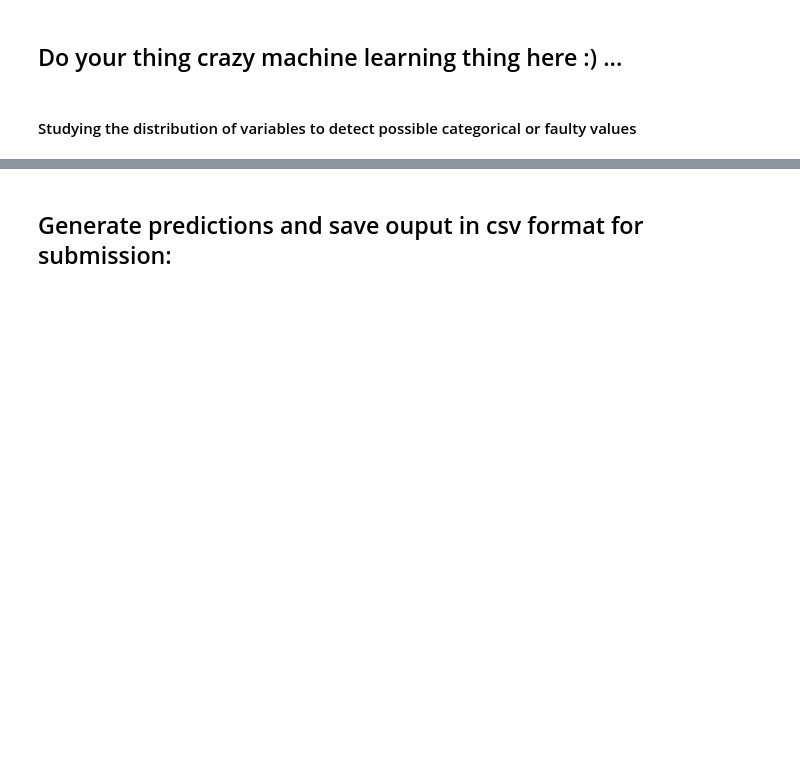
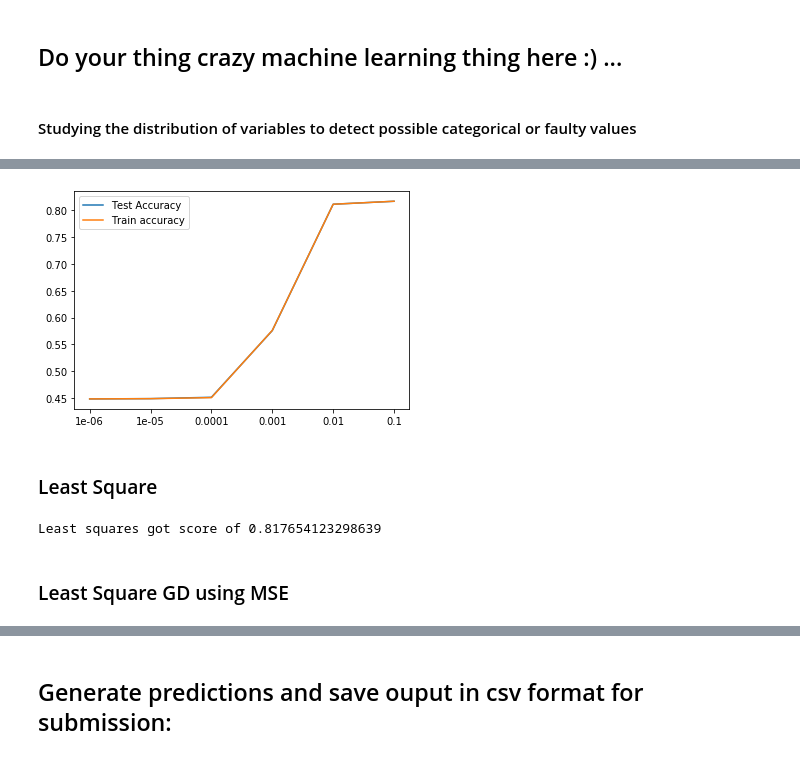
Before and after one commit to ehoelzl/ML_course, a Jupyter notebook: projects/project1/scripts/project1.ipynb, the cells around one changed output, grey strips where cells are left out. Saved outputs shown, nothing was run; the diff lists cells and outputs as text; code cells hidden in the pictures; blank space fills up the shorter version.

```diff
--- a/projects/project1/scripts/project1.ipynb
+++ b/projects/project1/scripts/project1.ipynb
@@ -100,0 +82,7 @@ np.sum(y_pred == y_test) / len(y_pred)
+# %%
+tX_0 = standardize_matrix_columns(tX_0)
+tX_0 = np.c_[np.ones((y_0.shape[0], 1)), tX_0]
+y_0 = np.vstack(y_0)
+# %%
+train_ratio = 0.75
+x_train, y_train, x_test, y_test = split_data(tX_0, y_0, train_ratio)
@@ -100,0 +91,3 @@ np.sum(y_pred == y_test) / len(y_pred)
+# %%
+gammas = [1e-6, 1e-5, 1e-4, 1e-3, 1e-2, 1e-1]
+best_weights, losses_te, acc_te, losses_tr, acc_tr = cross_validation_ls_gd(y_train, test, 4, gammas, 1000)
@@ -100,0 +112,18 @@ np.sum(y_pred == y_test) / len(y_pred)
+# %%
+fig, ax = plt.subplots()
+ax.plot(np.mean(acc_te, axis=1))
+ax.plot(np.mean(acc_tr, axis=1))
+plt.xticks(np.arange(len(gammas)), gammas);
+plt.legend(["Test Accuracy", "Train accuracy"]);
+# %% [output]
+[figure, added]
+# %% [markdown]
+### Least Square
+# %%
+weights_ls = best_weights
+score_ls = compute_accuracy(y_test, x_test, weights_ls)
+print(f"Least squares got score of {score_ls}")
+# %% [output]
+Least squares got score of 0.817654123298639
+# %% [markdown]
+### Least Square GD using MSE
```
Also changed, not shown: parts of 41 cells of this notebook, 7 other files.
